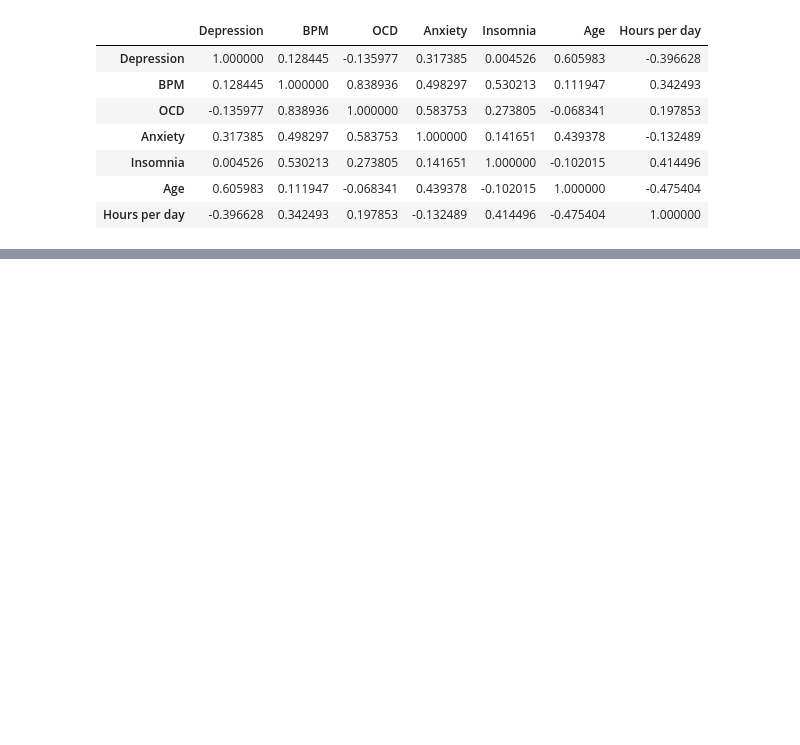
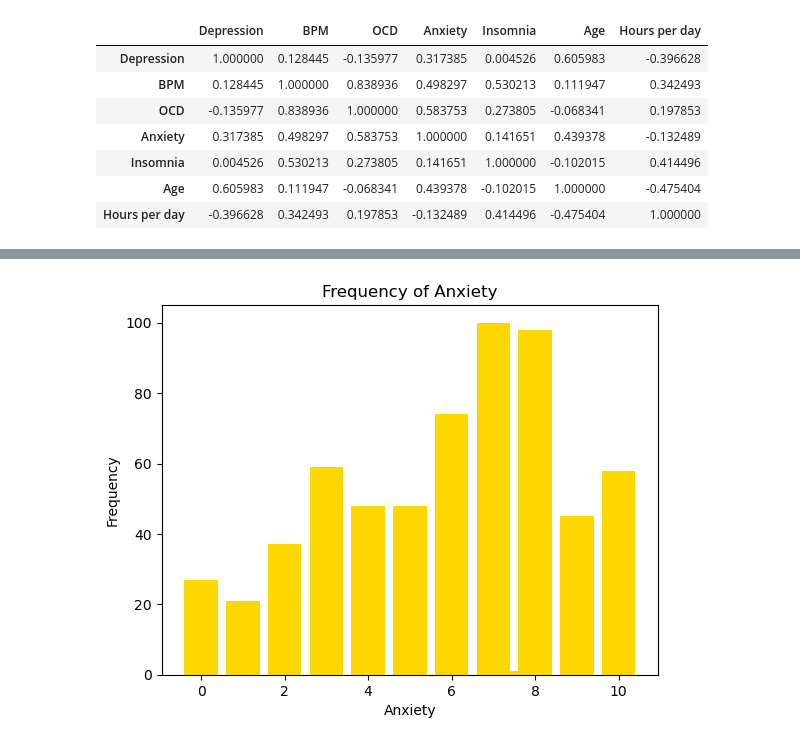
Before and after one commit to jdanielle12/project1, a Jupyter notebook: music_and_mental_health.ipynb, the cells around one changed output, grey strips where cells are left out. Drawn from its saved outputs; the diff is of its cells as text; code cells hidden in the pictures; blank space fills up the shorter version.

```diff
--- a/music_and_mental_health.ipynb
+++ b/music_and_mental_health.ipynb
@@ -127,0 +163,12 @@ df_hiphop[["Depression","BPM","OCD", "Anxiety", "Insomnia", "Age", "Hours per da
+# %%
+# View graphs on the distribution of the sample data
+# Anxiety
+anxiety_dist = music_mental_health_df['Anxiety']
+freq_anx_counts = anxiety_dist.value_counts()
+plt.bar(freq_anx_counts.index, freq_anx_counts.values, color ="gold")
+plt.xlabel('Anxiety')
+plt.ylabel('Frequency')
+plt.title('Frequency of Anxiety')
+plt.show()
+# %% [output]
+[figure, added]
```
Also changed, not shown: parts of 19 cells of this notebook.
